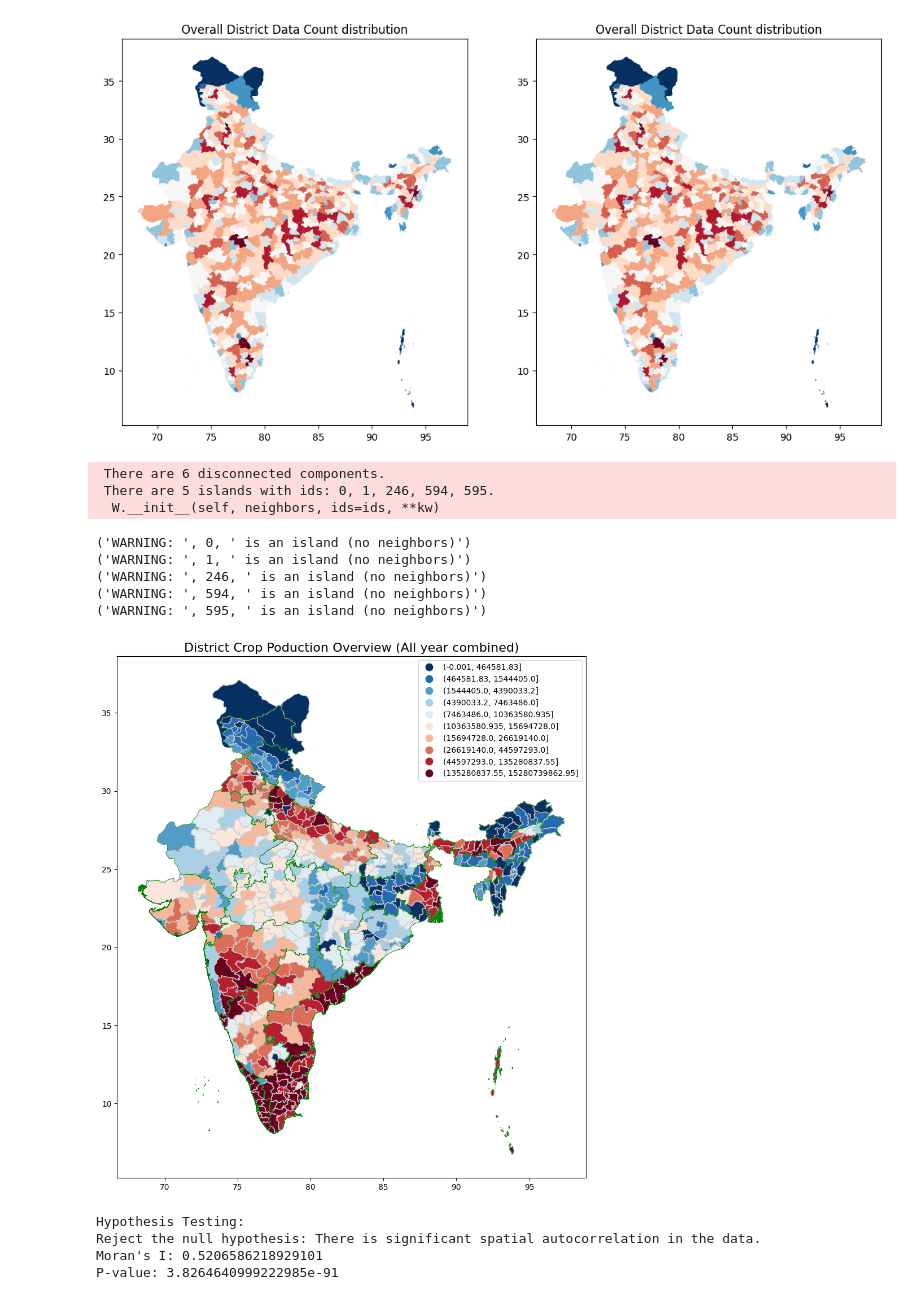
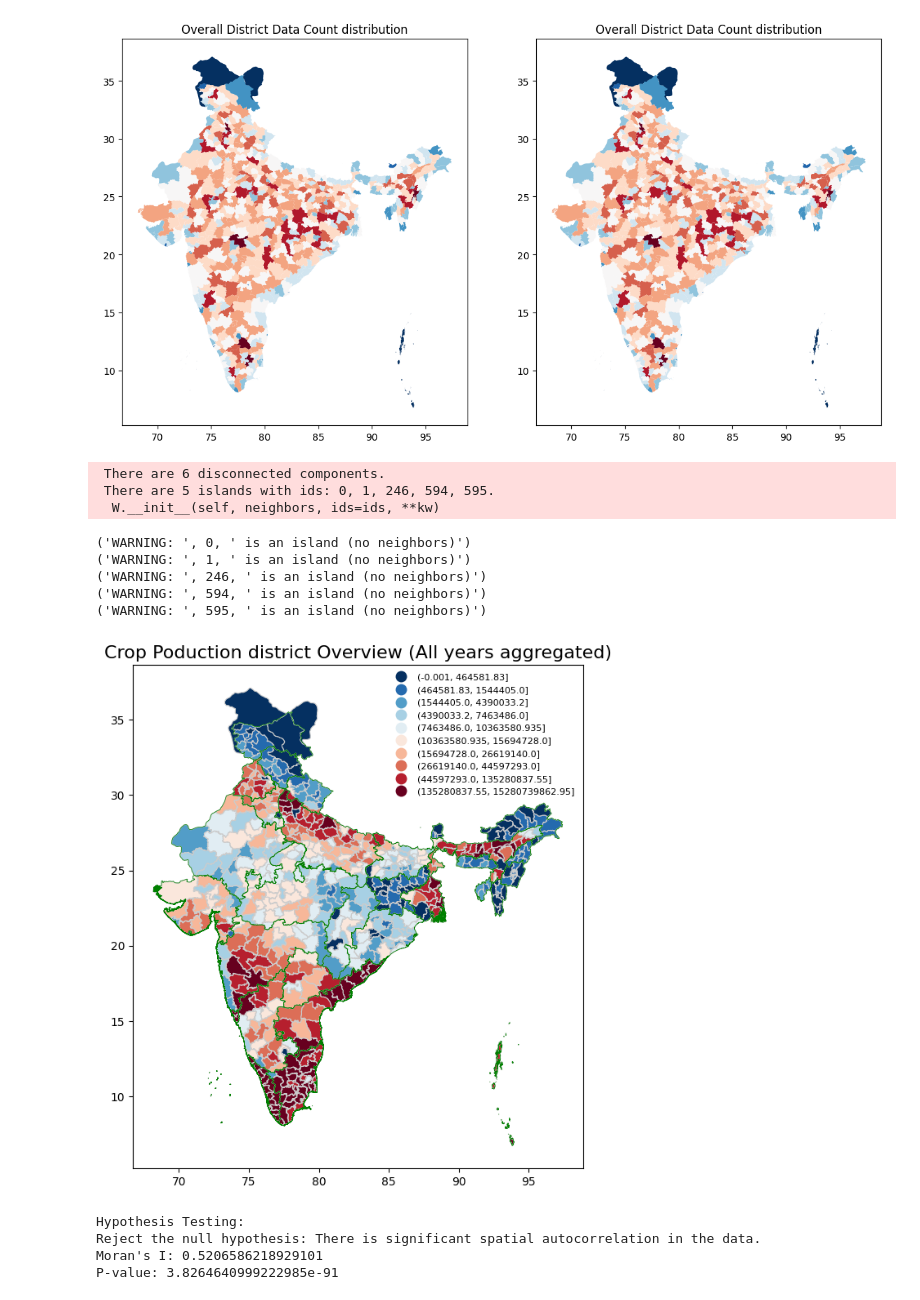
Before and after one commit to MLTesla/IndiaCropProductionEDA, a Jupyter notebook: Report.ipynb, the cells around one changed output. Cells and saved outputs as stored; diff of their text form; code cells hidden in the pictures.

```diff
--- a/Report.ipynb
+++ b/Report.ipynb
@@ -289,0 +405,15 @@ plt.show()
+# %%
+# Bottom yield state overall as bar plot
+
+# Fill zero for the state district with missing production value:
+crop_df['Production'] = crop_df['Production'].fillna(0)
+
+top_yield_state = crop_df.groupby('State_Name')['Production'].sum() / crop_df.groupby('State_Name')['Area'].sum()
+top_yield_state = top_yield_state.nsmallest(10)
+top_yield_state.plot(kind='bar', figsize=(12, 4), color='lightgreen')
+plt.title('Bottom 10 States by Yield (Production per Area)')
+plt.xlabel('State')
+plt.ylabel('Yield (Production per Area)')
+plt.xticks(rotation=90)
+plt.tight_layout()
+plt.show()
@@ -444,38 +576,40 @@ Wmatrix, ids = w.full()
 #print(Wmatrix)
 
 n_neighbors = Wmatrix.sum(axis=1) # how many neighbors each region has [2]
 
 # Add new coloumn with number of neighbour count
 merged_data['Neighbors_Count'] = n_neighbors
 
 
 # Calculate Moran's I for spatial autocorrelation
 moran = Moran(merged_data['Production'].fillna(0), w)
 
 merged_data_Copy = merged_data.copy()
 # Discretize Production into equal-sized bin based on sample quantiles
 #merged_data['Production'] = pd.qcut(merged_data.Production,q=3,labels=["High", "Medium", "Low"])
 merged_data_Copy['Production'] = pd.qcut(merged_data_Copy['Production'],q=10,duplicates='drop')
 
-plt.figure(figsize=(12,12))
-
-merged_data_Copy.plot(column='Production',cmap='RdBu_r', missing_kwds={'color': 'lightgrey'},linewidth=0.8, ax=plt.gca(), edgecolor='0.8',legend=True)
-plt.title('District Crop Poduction Overview (All year combined)',fontsize=16)
+plt.figure(figsize=(8,8))
 
 #overlay state boundaries
 states_gdf.boundary.plot(ax=plt.gca(), color='green', linewidth=0.5)
 
+merged_data_Copy.plot(column='Production',cmap='RdBu_r', missing_kwds={'color': 'lightgrey'},linewidth=0.8, ax=plt.gca(), edgecolor='0.8',legend=True,legend_kwds={'fontsize': 8, 'frameon': False} )
+plt.title('Crop Poduction district Overview (All years aggregated)',fontsize=16)
+
+
+
 plt.show()
 # %% [output]
  There are 6 disconnected components.
  There are 5 islands with ids: 0, 1, 246, 594, 595.
   W.__init__(self, neighbors, ids=ids, **kw)
 ('WARNING: ', 0, ' is an island (no neighbors)')
 ('WARNING: ', 1, ' is an island (no neighbors)')
 ('WARNING: ', 246, ' is an island (no neighbors)')
 ('WARNING: ', 594, ' is an island (no neighbors)')
 ('WARNING: ', 595, ' is an island (no neighbors)')
-[figure, old version]
+[figure, new version]
 # %%
 # Spatial lag vs production using contiguity weigth matrix (Queen)
 print(f"\nHypothesis Testing:")
```
Also changed, not shown: parts of 14 cells of this notebook.
